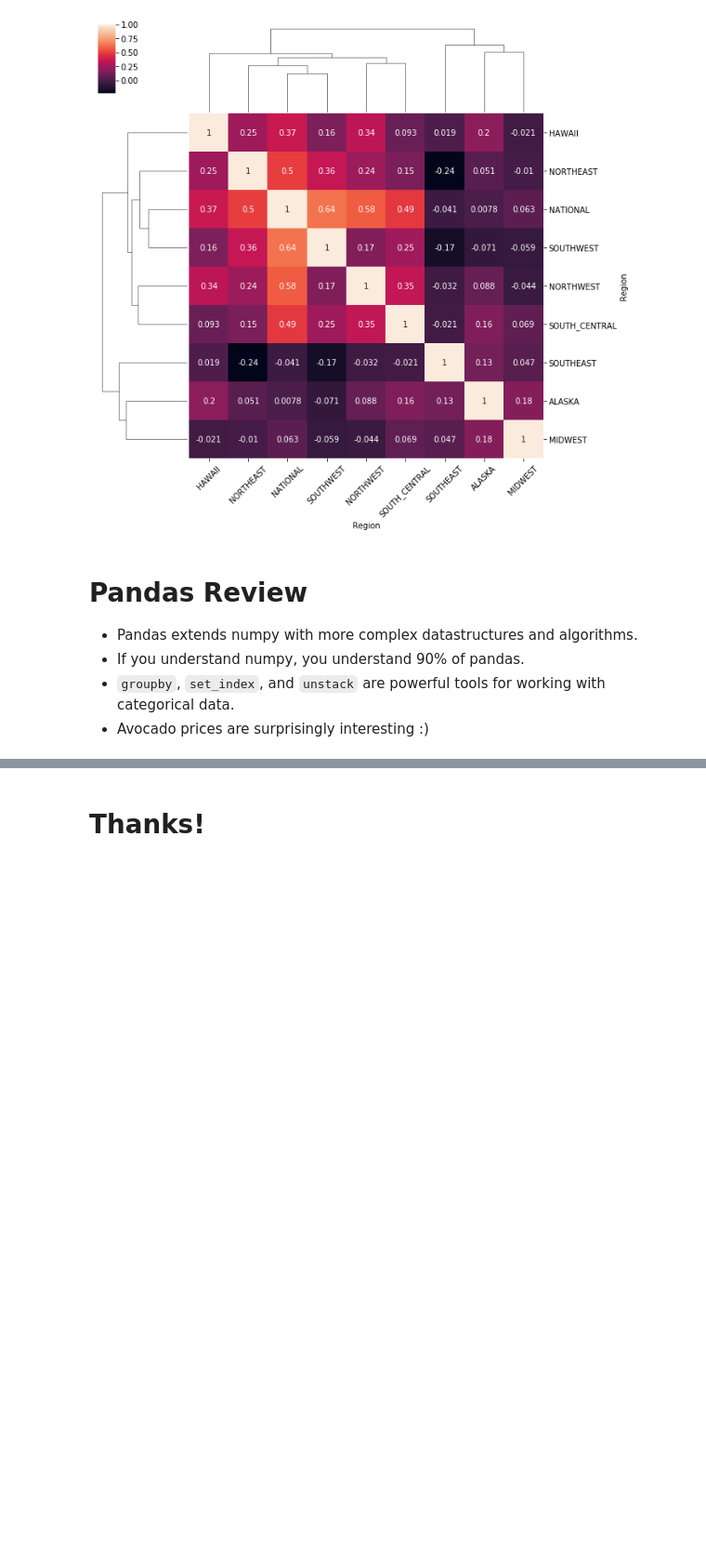
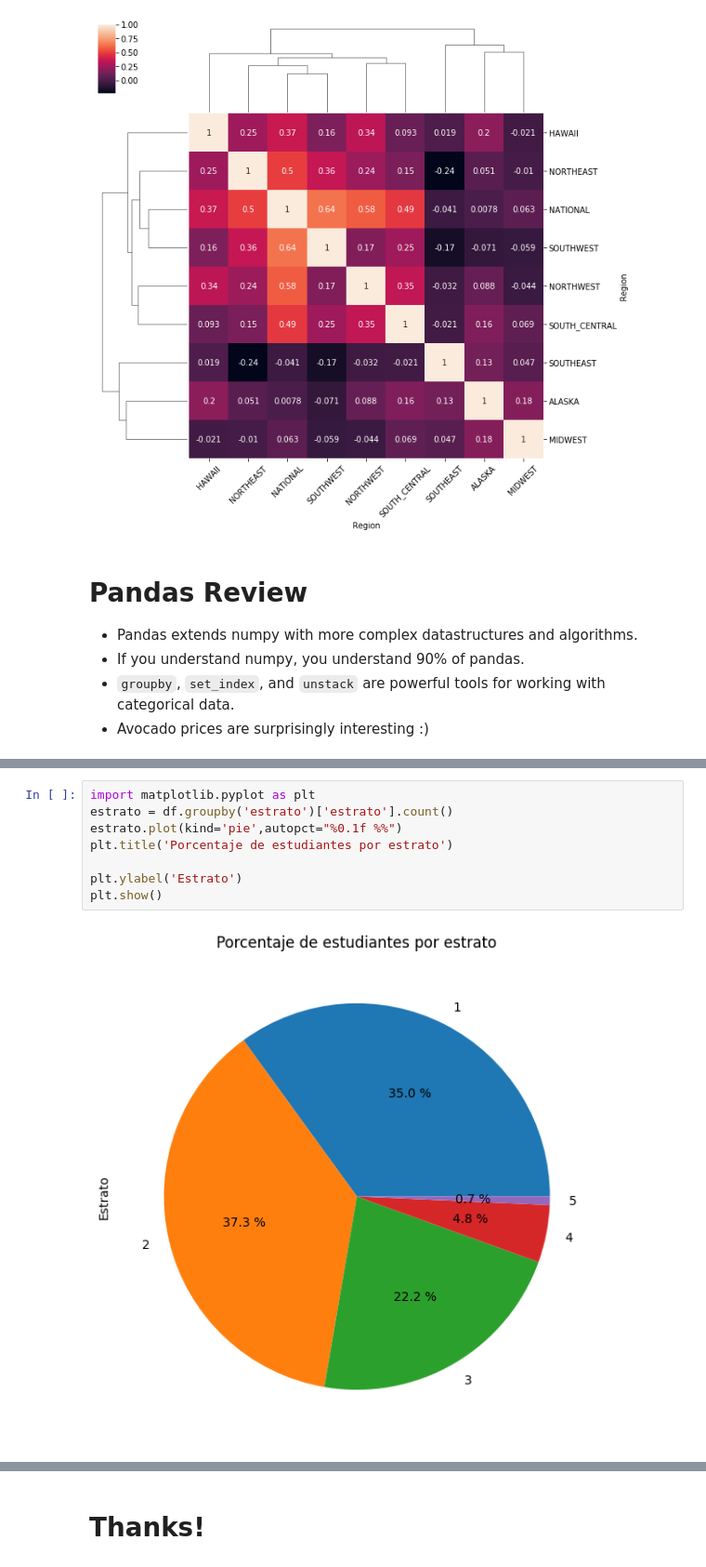
Before and after one commit to breynerciro/MetNumUN2024I, a Jupyter notebook: Lab2/bciro_Lab2.ipynb, the cells around one changed output, grey strips where cells are left out. Shown at 93% size. Saved outputs shown, nothing was run; the diff lists cells and outputs as text; blank space fills up the shorter version.

```diff
--- a/Lab2/bciro_Lab2.ipynb
+++ b/Lab2/bciro_Lab2.ipynb
@@ -1889,0 +1966,10 @@ ax.set_xticklabels(ax.get_xticklabels(), rotation=45);
+# %%
+import matplotlib.pyplot as plt
+estrato = df.groupby('estrato')['estrato'].count()
+estrato.plot(kind='pie',autopct="%0.1f %%")
+plt.title('Porcentaje de estudiantes por estrato')
+
+plt.ylabel('Estrato')
+plt.show()
+# %% [output]
+[figure, added]
```
Also changed, not shown: parts of 6 cells of this notebook.
